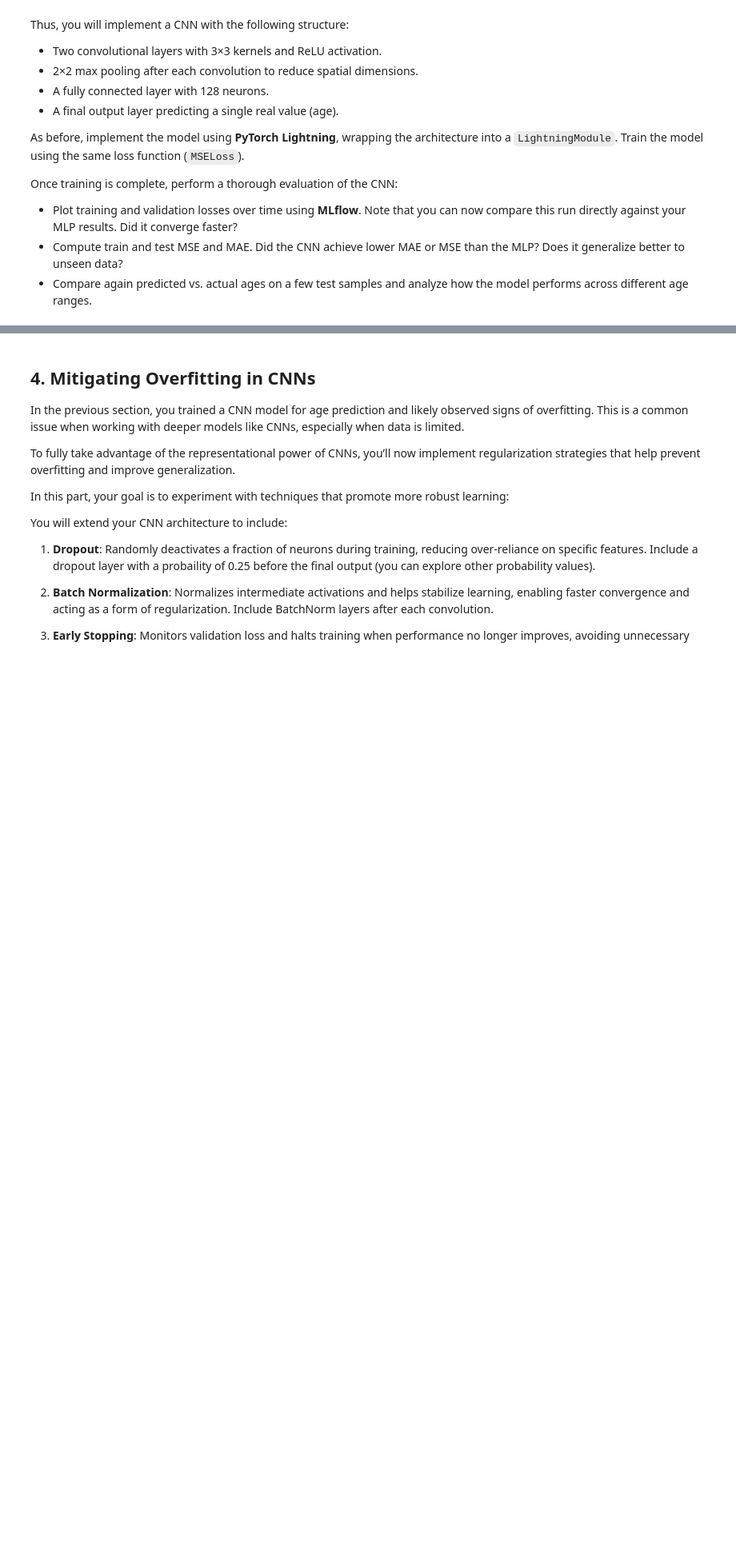
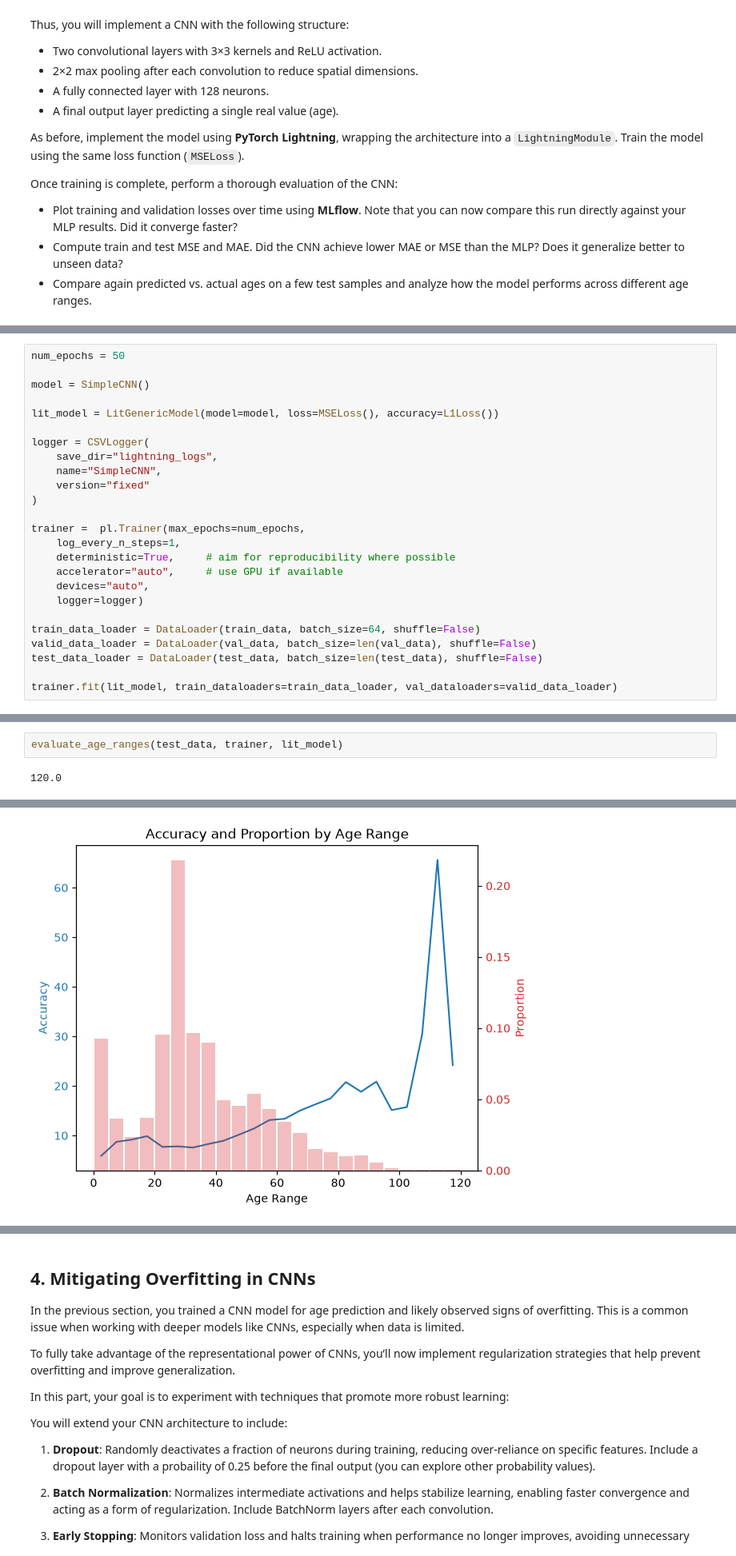
Before and after one commit to Lolillosky/GenerativeDeepLearningCourse, a Jupyter notebook: Topic2/Material/Lab_session1_student.ipynb, the cells around one changed output, grey strips where cells are left out. Shown at 80% size. Drawn from its saved outputs; the diff is of its cells as text; blank space fills up the shorter version.

```diff
--- a/Topic2/Material/Lab_session1_student.ipynb
+++ b/Topic2/Material/Lab_session1_student.ipynb
@@ -360,0 +490,25 @@ Once training is complete, perform a thorough evaluation of the CNN:
+# %%
+num_epochs = 50
+
+model = SimpleCNN()
+
+lit_model = LitGenericModel(model=model, loss=MSELoss(), accuracy=L1Loss())
+
+logger = CSVLogger(
+    save_dir="lightning_logs",
+    name="SimpleCNN",
+    version="fixed"
+)
+
+trainer =  pl.Trainer(max_epochs=num_epochs,
+    log_every_n_steps=1,
+    deterministic=True,     # aim for reproducibility where possible
+    accelerator="auto",     # use GPU if available
+    devices="auto",
+    logger=logger)
+
+train_data_loader = DataLoader(train_data, batch_size=64, shuffle=False)
+valid_data_loader = DataLoader(val_data, batch_size=len(val_data), shuffle=False)
+test_data_loader = DataLoader(test_data, batch_size=len(test_data), shuffle=False)
+
+trainer.fit(lit_model, train_dataloaders=train_data_loader, val_dataloaders=valid_data_loader)
@@ -360,0 +565,4 @@ Once training is complete, perform a thorough evaluation of the CNN:
+# %%
+evaluate_age_ranges(test_data, trainer, lit_model)
+# %% [output]
+120.0
@@ -360,0 +588 @@ Once training is complete, perform a thorough evaluation of the CNN:
+[figure, added]
```
Also changed, not shown: parts of 17 cells of this notebook, 2 other files.
